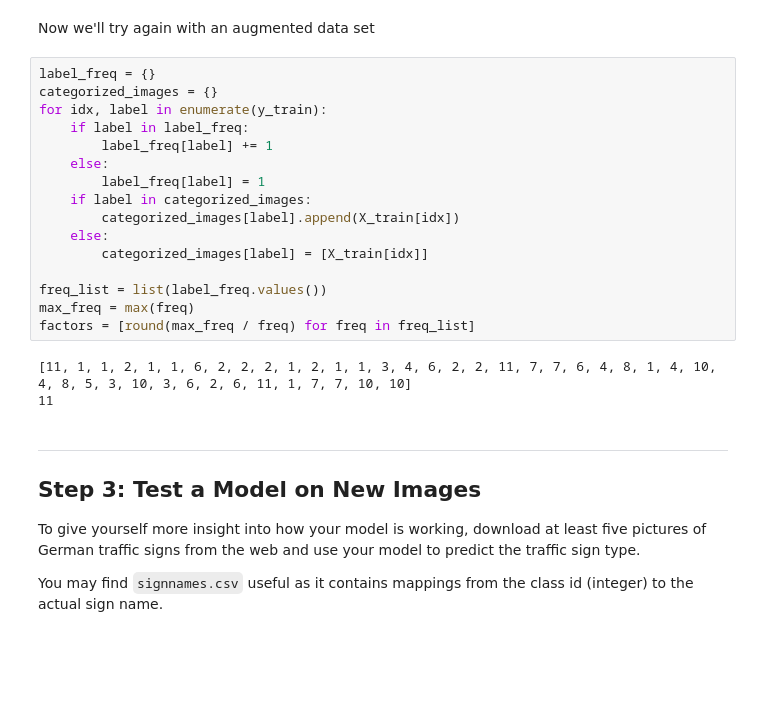
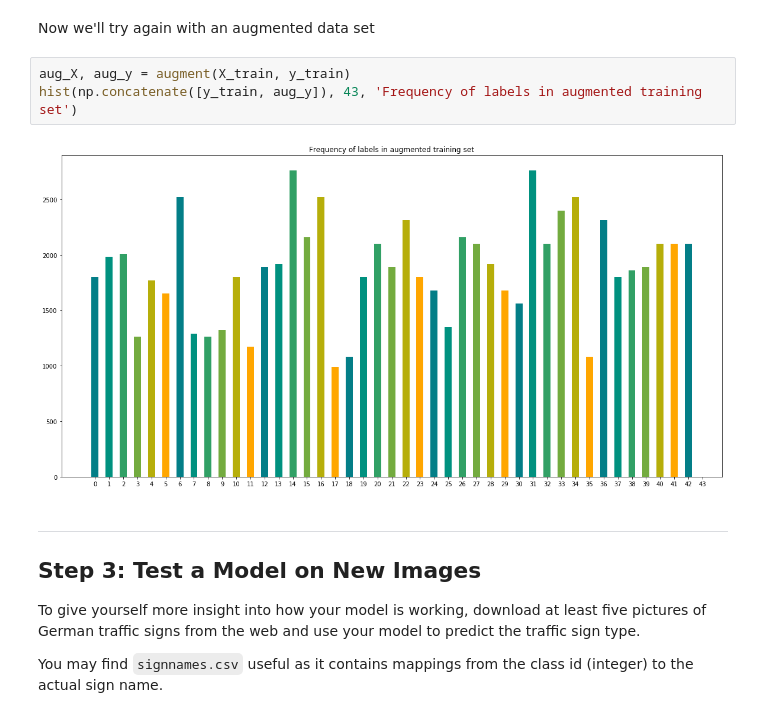
Before and after one commit to CameronFraser/sdcnd-3-traffic-sign-classifier, a Jupyter notebook: Traffic_Sign_Classifier.ipynb, the cells around one changed output. Drawn from its saved outputs; the diff is of its cells as text; blank space fills up the shorter version.

Commit message:
Finished writing code to augment data set

```diff
--- a/Traffic_Sign_Classifier.ipynb
+++ b/Traffic_Sign_Classifier.ipynb
@@ -150,25 +148,11 @@ EPOCH 10
 Validation Accuracy = 0.936
 # %% [markdown]
 Now we'll try again with an augmented data set
-# %%
-label_freq = {}
-categorized_images = {}
-for idx, label in enumerate(y_train):
-    if label in label_freq:
-        label_freq[label] += 1
-    else:
-        label_freq[label] = 1
-    if label in categorized_images:
-        categorized_images[label].append(X_train[idx])
-    else:
-        categorized_images[label] = [X_train[idx]]
-
-freq_list = list(label_freq.values())
-max_freq = max(freq)
-factors = [round(max_freq / freq) for freq in freq_list]
-# %% [output]
-[11, 1, 1, 2, 1, 1, 6, 2, 2, 2, 1, 2, 1, 1, 3, 4, 6, 2, 2, 11, 7, 7, 6, 4, 8, 1, 4, 10, 4, 8, 5, 3, 10, 3, 6, 2, 6, 11, 1, 7, 7, 10, 10]
-11
+# %%
+aug_X, aug_y = augment(X_train, y_train)
+hist(np.concatenate([y_train, aug_y]), 43, 'Frequency of labels in augmented training set')
+# %% [output]
+[figure, added]
 # %% [markdown]
 ---
 
```
Also changed, not shown: parts of 3 cells of this notebook, 3 other files.
